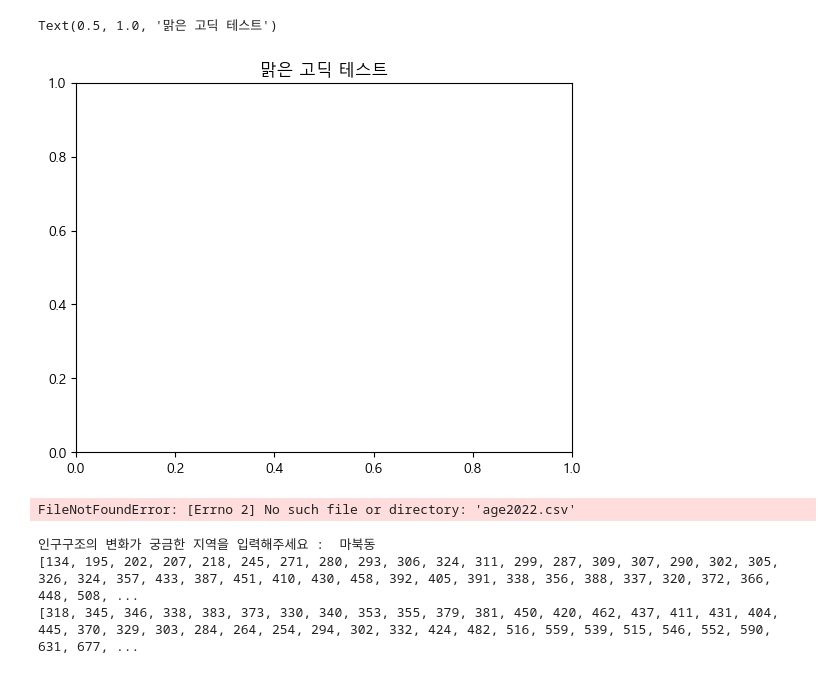
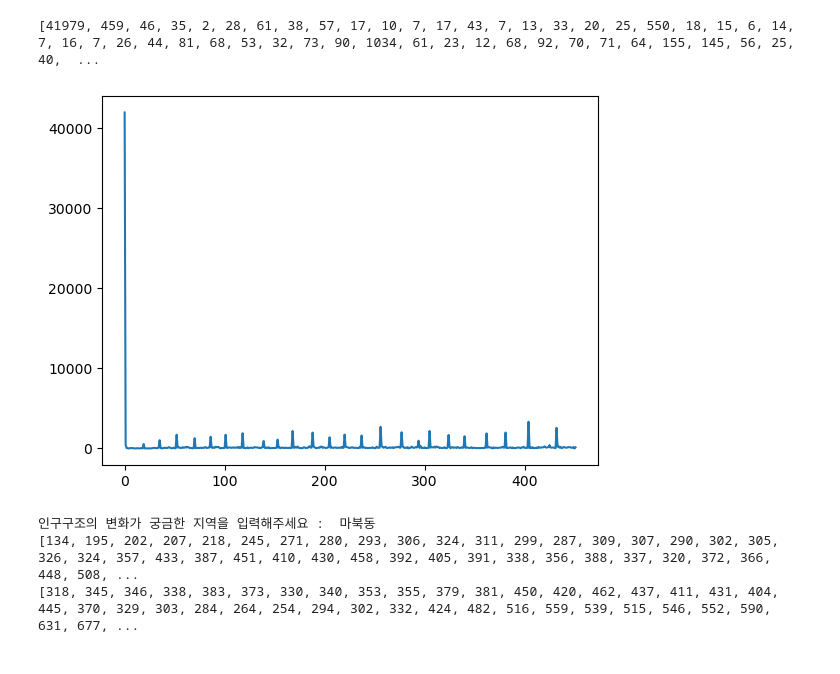
Before and after one commit to Haileyhaha/python, a Jupyter notebook: 인구 데이터 분석.ipynb, the cells around one changed output. Saved outputs shown, nothing was run; the diff lists cells and outputs as text; code cells hidden in the pictures.

```diff
--- a/인구 데이터 분석.ipynb
+++ b/인구 데이터 분석.ipynb
@@ -1,34 +1,28 @@
 # %%
 import matplotlib.pyplot as plt
-plt.rcParams['font.family'] = 'Malgun Gothic'
-plt.rcParams['axes.unicode_minus'] = False  # 마이너스 기호 깨짐 방지
-
-plt.title('맑은 고딕 테스트')
-# %% [output]
-Text(0.5, 1.0, '맑은 고딕 테스트')
-[figure, removed]
 # %%
 import csv
 # UTF-8 인코딩 설정
 with open("age2022.csv", mode='r', encoding='utf-8') as file:
 
     data = csv.reader(file)
     next(data)
     x=[]
     for row in data:
-        if '마북동' in row[0]:
+        if '서울특별시' in row[0]:
             # print(row)
             for i in range(3,104):
                 x.append(int(row[i]))
                 # print(row[i])
                 break
 print(x)
 
 import matplotlib.pyplot as plt
 plt.plot(x)
 plt.show()
 # %% [output]
-FileNotFoundError: [Errno 2] No such file or directory: 'age2022.csv'
+[41979, 459, 46, 35, 2, 28, 61, 38, 57, 17, 10, 7, 17, 43, 7, 13, 33, 20, 25, 550, 18, 15, 6, 14, 7, 16, 7, 26, 44, 81, 68, 53, 32, 73, 90, 1034, 61, 23, 12, 68, 92, 70, 71, 64, 155, 145, 56, 25, 40,  ...
+[figure, added]
 # %%
 # 10년전 데이터와 비교하려면 ?
 import csv
```
Also changed, not shown: parts of 2 cells of this notebook.
